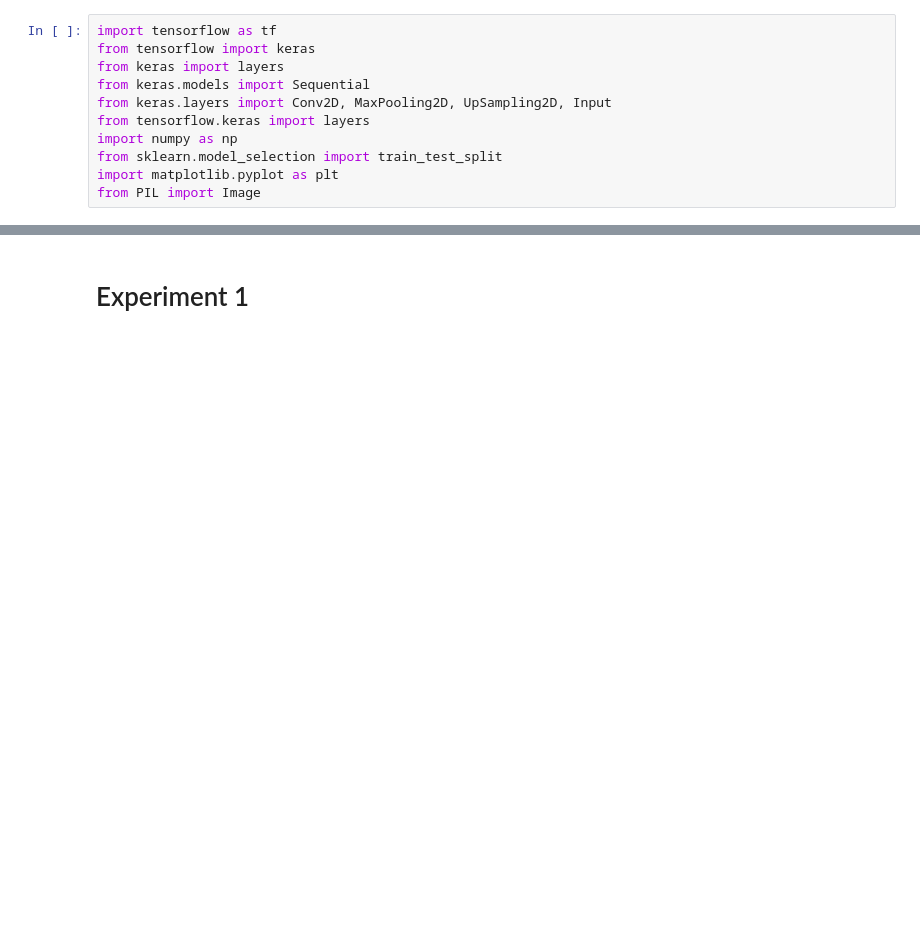
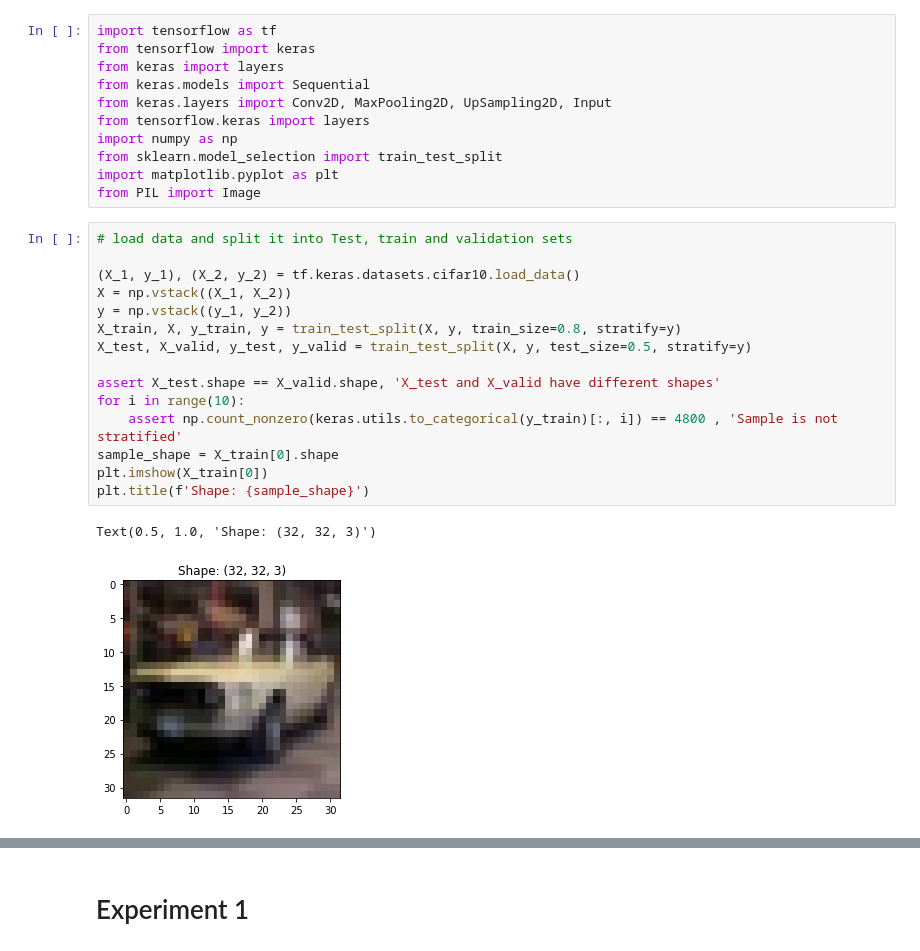
Before and after one commit to unofficial-Jona/ACML, a Jupyter notebook: convolutional autoencoders.ipynb, the cells around one changed output, grey strips where cells are left out. Saved outputs shown, nothing was run; the diff lists cells and outputs as text; blank space fills up the shorter version.

```diff
--- a/convolutional autoencoders.ipynb
+++ b/convolutional autoencoders.ipynb
@@ -9,3 +11,21 @@ import numpy as np
 from sklearn.model_selection import train_test_split
 import matplotlib.pyplot as plt
 from PIL import Image
+# %%
+# load data and split it into Test, train and validation sets
+
+(X_1, y_1), (X_2, y_2) = tf.keras.datasets.cifar10.load_data()
+X = np.vstack((X_1, X_2))
+y = np.vstack((y_1, y_2))
+X_train, X, y_train, y = train_test_split(X, y, train_size=0.8, stratify=y)
+X_test, X_valid, y_test, y_valid = train_test_split(X, y, test_size=0.5, stratify=y)
+
+assert X_test.shape == X_valid.shape, 'X_test and X_valid have different shapes'
+for i in range(10):
+    assert np.count_nonzero(keras.utils.to_categorical(y_train)[:, i]) == 4800 , 'Sample is not stratified'
+sample_shape = X_train[0].shape
+plt.imshow(X_train[0])
+plt.title(f'Shape: {sample_shape}')
+# %% [output]
+Text(0.5, 1.0, 'Shape: (32, 32, 3)')
+[figure, added]
```
Also changed, not shown: parts of 60 cells of this notebook.
